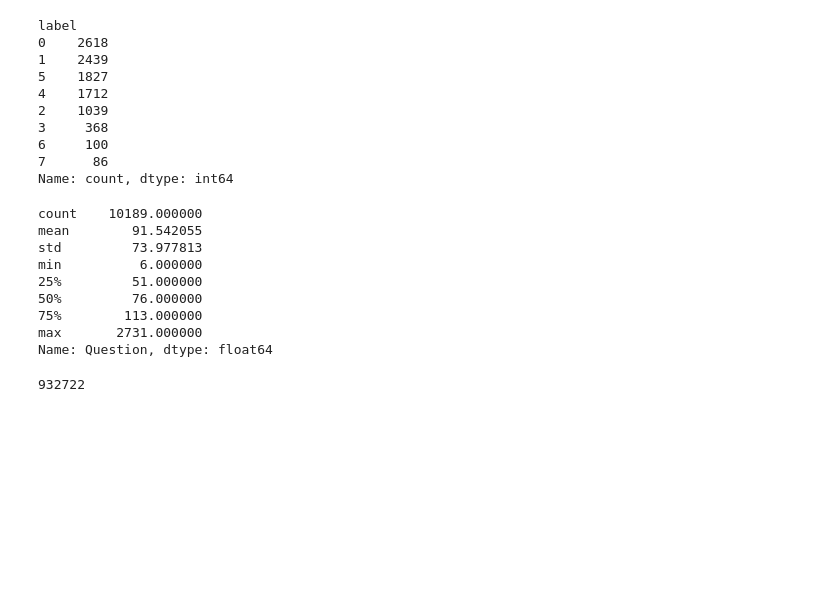
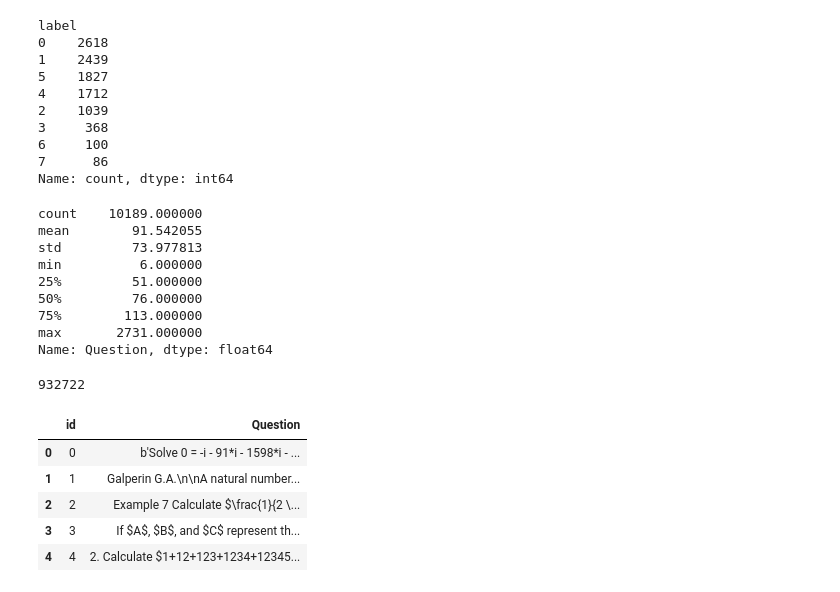
Before and after one commit to SaudAlhafith/mathClassification, a Jupyter notebook: play.ipynb, the cells around one changed output. Cells and saved outputs as stored; diff of their text form; code cells hidden in the pictures; blank space fills up the shorter version.

```diff
--- a/play.ipynb
+++ b/play.ipynb
@@ -204,3 +204,13 @@ train_set["Question"] = train_set["Question"].apply(lambda x: enc.encode(x))
 train_set["Question"].apply(lambda x: len(x)).sum()
 # %% [output]
 932722
+# %%
+train_set = pd.read_csv('test.csv')
+train_set.head()
+# %% [output]
+|  | id | Question |
+| 0 | 0 | b'Solve 0 = -i - 91*i - 1598*i - ... |
+| 1 | 1 | Galperin G.A.\n\nA natural number... |
+| 2 | 2 | Example 7 Calculate $\frac{1}{2 \... |
+| 3 | 3 | If $A$, $B$, and $C$ represent th... |
+| 4 | 4 | 2. Calculate $1+12+123+1234+12345... |
```
Also changed, not shown: parts of 3 cells of this notebook, 3 other files.
